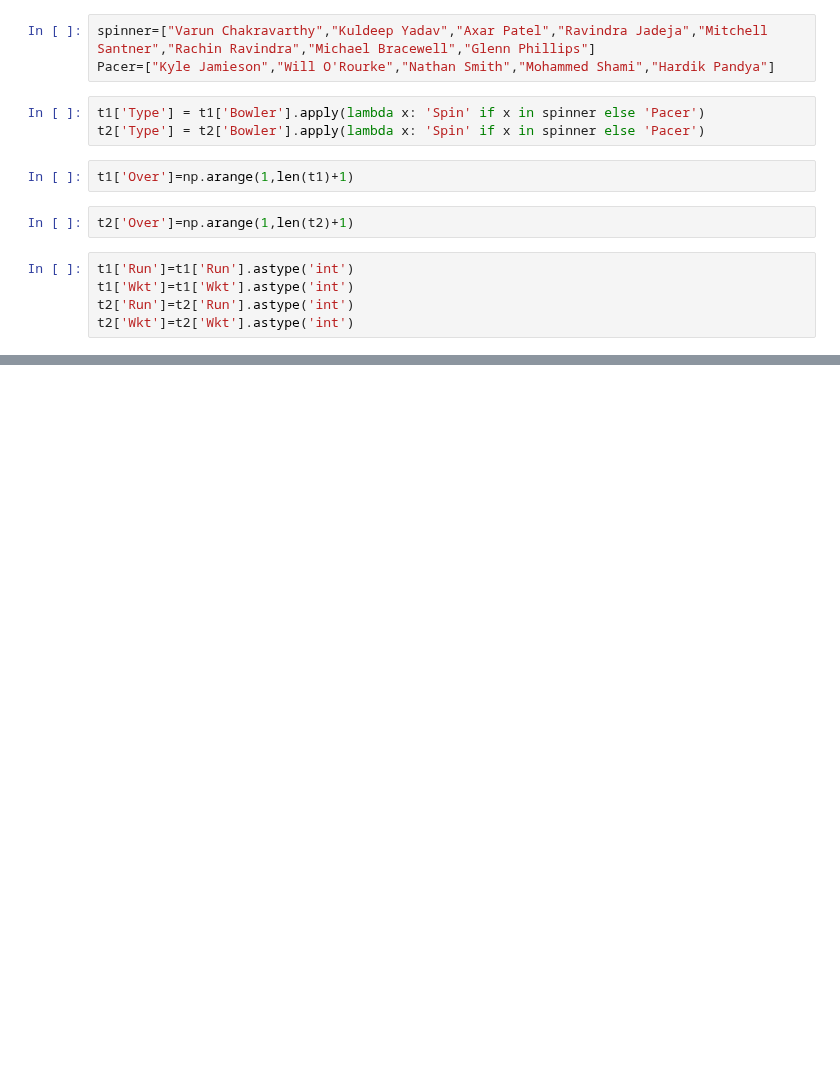
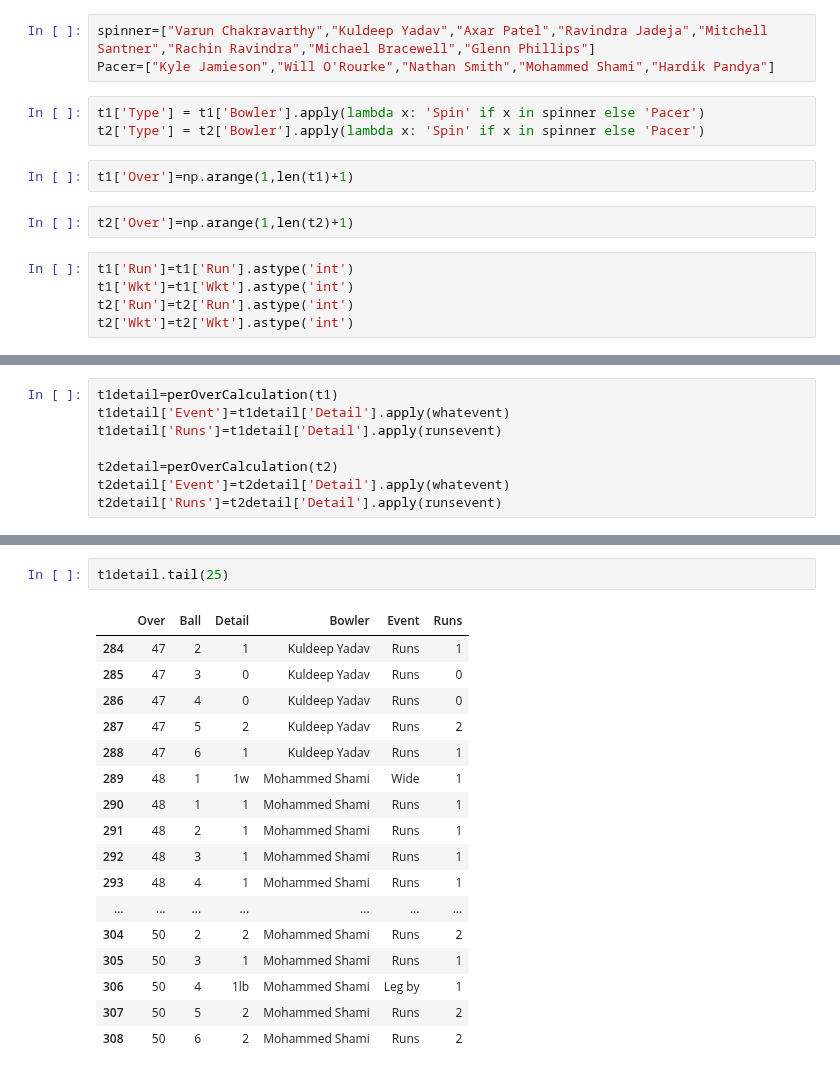
Before and after one commit to prakrist21/Python-File, a Jupyter notebook: Projects/Scraping Espncricinfo Selenium/dataframe.ipynb, the cells around one changed output, grey strips where cells are left out. Saved outputs shown, nothing was run; the diff lists cells and outputs as text; blank space fills up the shorter version.

```diff
--- a/Projects/Scraping Espncricinfo Selenium/dataframe.ipynb
+++ b/Projects/Scraping Espncricinfo Selenium/dataframe.ipynb
@@ -94,0 +143,8 @@ t1
+# %%
+t1detail=perOverCalculation(t1)
+t1detail['Event']=t1detail['Detail'].apply(whatevent)
+t1detail['Runs']=t1detail['Detail'].apply(runsevent)
+
+t2detail=perOverCalculation(t2)
+t2detail['Event']=t2detail['Detail'].apply(whatevent)
+t2detail['Runs']=t2detail['Detail'].apply(runsevent)
@@ -94,0 +169,20 @@ t1
+# %%
+t1detail.tail(25)
+# %% [output]
+|  | Over | Ball | Detail | Bowler | Event | Runs |
+| 284 | 47 | 2 | 1 | Kuldeep Yadav | Runs | 1 |
+| 285 | 47 | 3 | 0 | Kuldeep Yadav | Runs | 0 |
+| 286 | 47 | 4 | 0 | Kuldeep Yadav | Runs | 0 |
+| 287 | 47 | 5 | 2 | Kuldeep Yadav | Runs | 2 |
+| 288 | 47 | 6 | 1 | Kuldeep Yadav | Runs | 1 |
+| 289 | 48 | 1 | 1w | Mohammed Shami | Wide | 1 |
+| 290 | 48 | 1 | 1 | Mohammed Shami | Runs | 1 |
+| 291 | 48 | 2 | 1 | Mohammed Shami | Runs | 1 |
+| 292 | 48 | 3 | 1 | Mohammed Shami | Runs | 1 |
+| 293 | 48 | 4 | 1 | Mohammed Shami | Runs | 1 |
+| ... | ... | ... | ... | ... | ... | ... |
+| 304 | 50 | 2 | 2 | Mohammed Shami | Runs | 2 |
+| 305 | 50 | 3 | 1 | Mohammed Shami | Runs | 1 |
+| 306 | 50 | 4 | 1lb | Mohammed Shami | Leg by | 1 |
+| 307 | 50 | 5 | 2 | Mohammed Shami | Runs | 2 |
+| 308 | 50 | 6 | 2 | Mohammed Shami | Runs | 2 |
```
Also changed, not shown: parts of 7 cells of this notebook, 3 other files.
